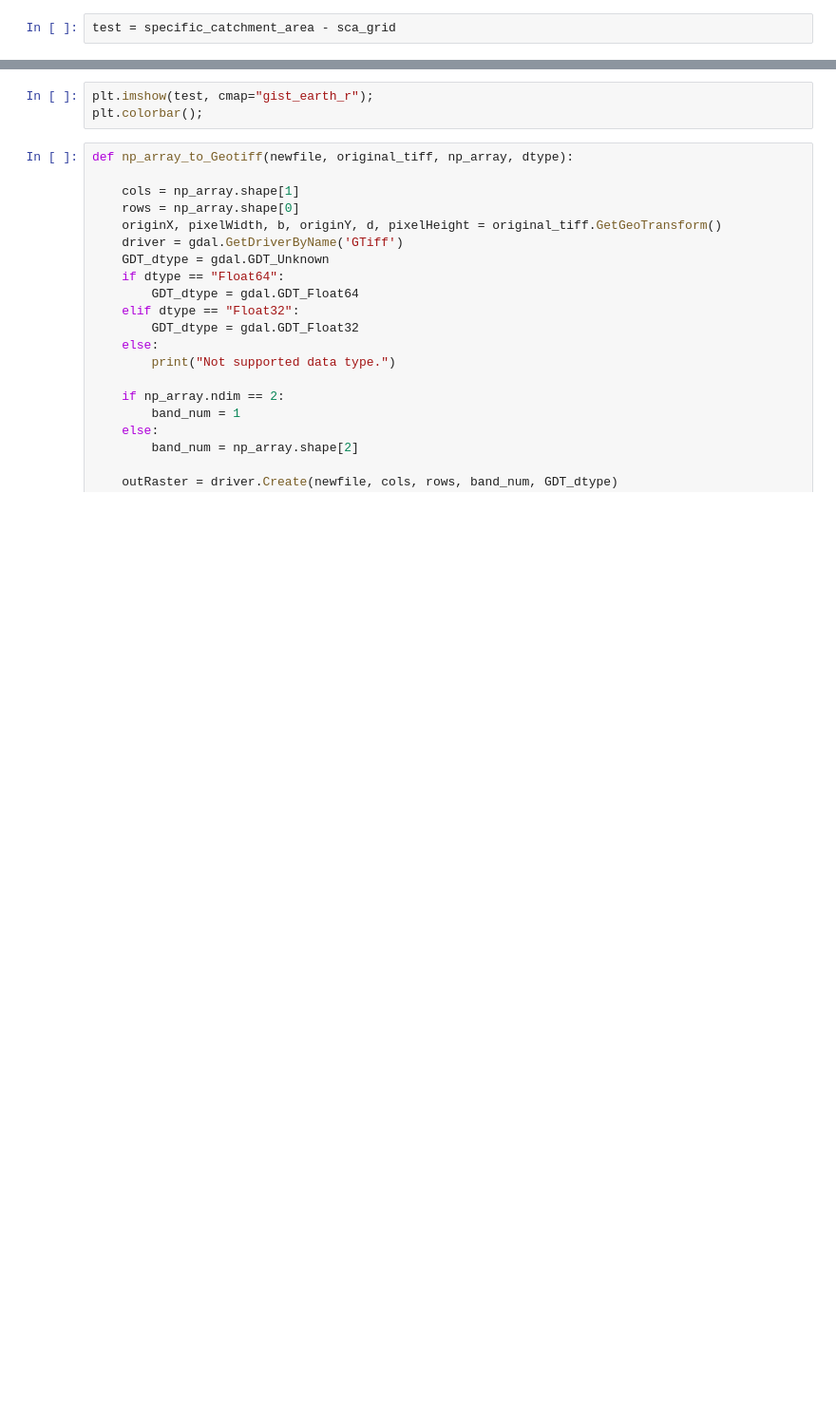
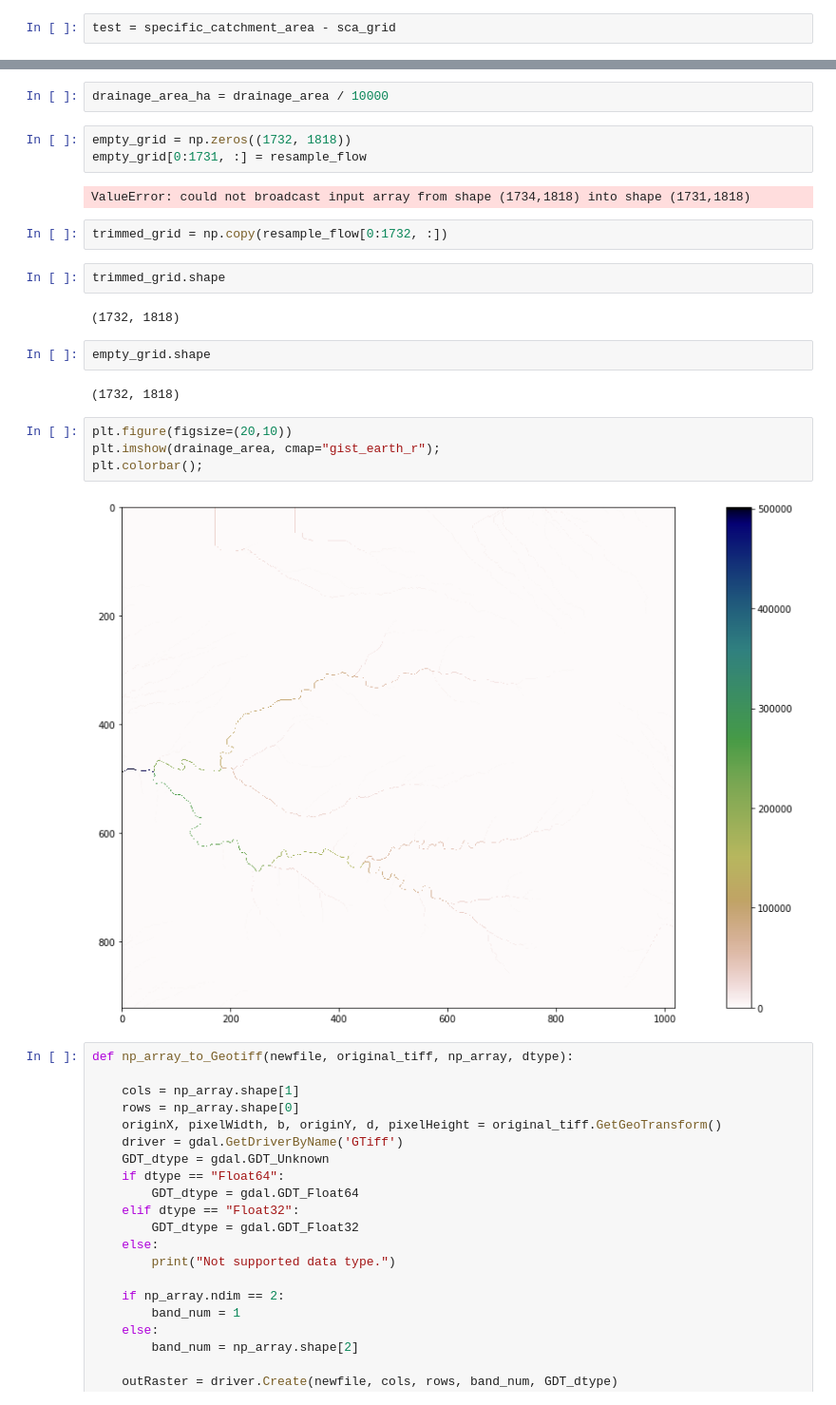
Before and after one commit to Simon-JW/slope_area_relations, a Jupyter notebook: slope_area_D8.ipynb, the cells around one changed output, grey strips where cells are left out. Shown at 95% size. Cells and saved outputs as stored; diff of their text form; blank space fills up the shorter version.

```diff
--- a/slope_area_D8.ipynb
+++ b/slope_area_D8.ipynb
@@ -470,6 +451,26 @@ test = specific_catchment_area - sca_grid
+# %%
+drainage_area_ha = drainage_area / 10000
+# %%
+empty_grid = np.zeros((1732, 1818))
+empty_grid[0:1731, :] = resample_flow
+# %% [output]
+ValueError: could not broadcast input array from shape (1734,1818) into shape (1731,1818)
+# %%
+trimmed_grid = np.copy(resample_flow[0:1732, :])
+# %%
+trimmed_grid.shape
+# %% [output]
+(1732, 1818)
+# %%
+empty_grid.shape
+# %% [output]
+(1732, 1818)
 # %%
-plt.imshow(test, cmap="gist_earth_r");
+plt.figure(figsize=(20,10))
+plt.imshow(drainage_area, cmap="gist_earth_r");
 plt.colorbar();
+# %% [output]
+[figure, added]
 # %%
 def np_array_to_Geotiff(newfile, original_tiff, np_array, dtype):
 
```
Also changed, not shown: parts of 23 cells of this notebook, 10 other files.
